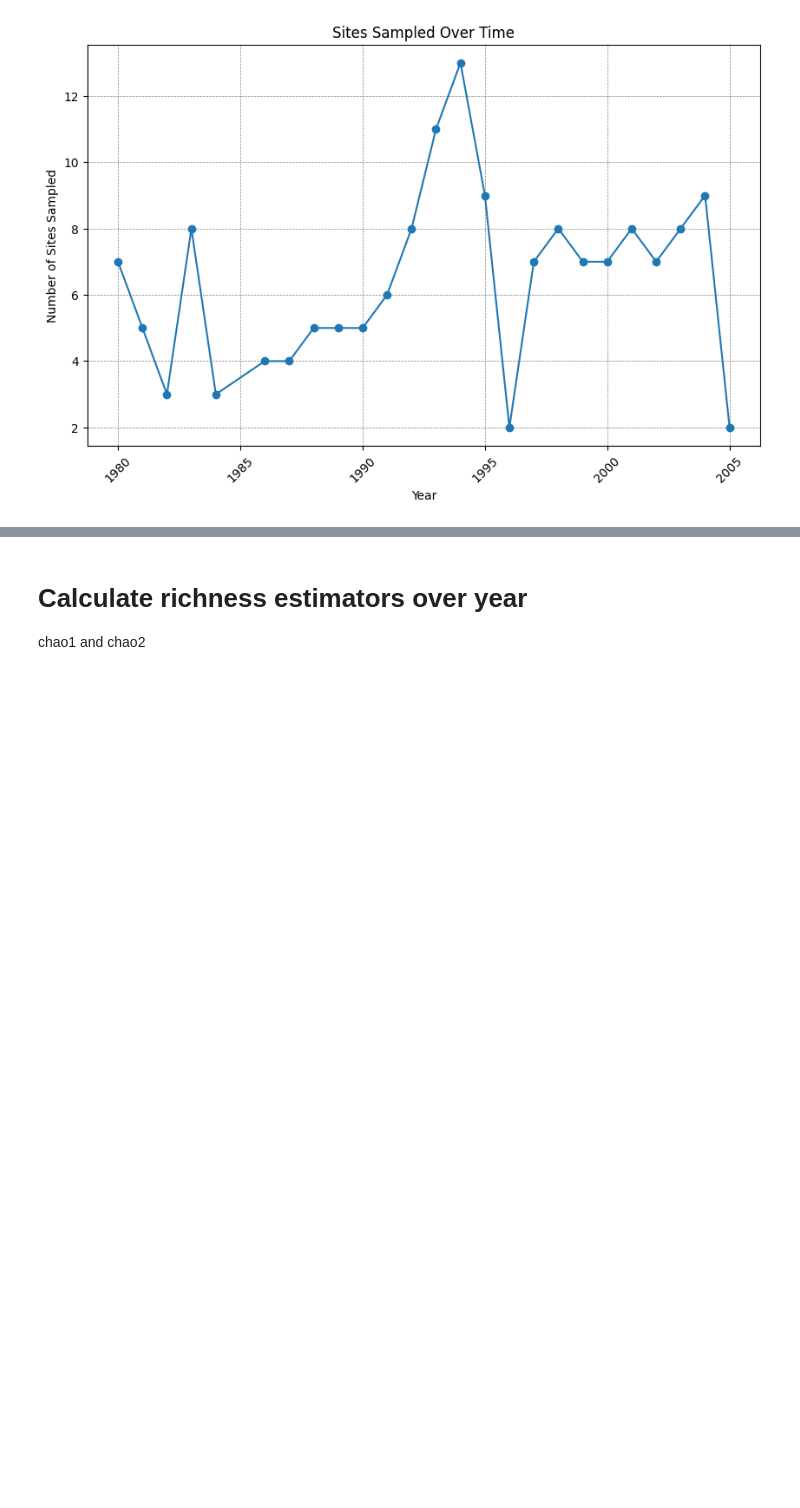
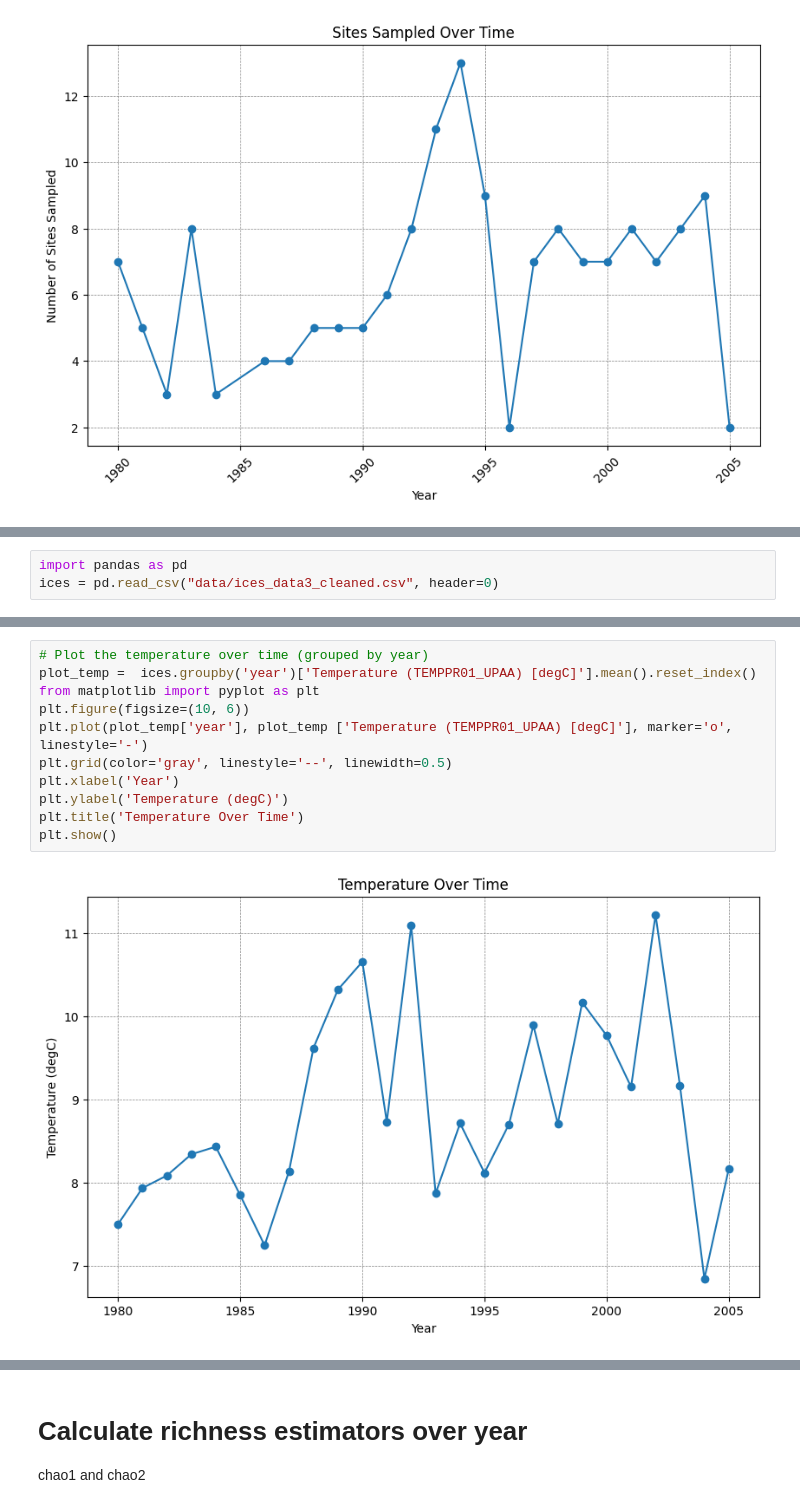
Before and after one commit to TrangNg-Th/QB2025-Project, a Jupyter notebook: 1.analysis.ipynb, the cells around one changed output, grey strips where cells are left out. Drawn from its saved outputs; the diff is of its cells as text; blank space fills up the shorter version.

```diff
--- a/1.analysis.ipynb
+++ b/1.analysis.ipynb
@@ -72,0 +166,3 @@ Text(0, 0.5, 'Species richness')
+# %%
+import pandas as pd
+ices = pd.read_csv("data/ices_data3_cleaned.csv", header=0)
@@ -72,0 +188,13 @@ Text(0, 0.5, 'Species richness')
+# %%
+# Plot the temperature over time (grouped by year)
+plot_temp =  ices.groupby('year')['Temperature (TEMPPR01_UPAA) [degC]'].mean().reset_index()
+from matplotlib import pyplot as plt
+plt.figure(figsize=(10, 6))
+plt.plot(plot_temp['year'], plot_temp ['Temperature (TEMPPR01_UPAA) [degC]'], marker='o', linestyle='-')
+plt.grid(color='gray', linestyle='--', linewidth=0.5)
+plt.xlabel('Year')
+plt.ylabel('Temperature (degC)')
+plt.title('Temperature Over Time')
+plt.show()
+# %% [output]
+[figure, added]
```
Also changed, not shown: parts of 16 cells of this notebook, 49 other files.
